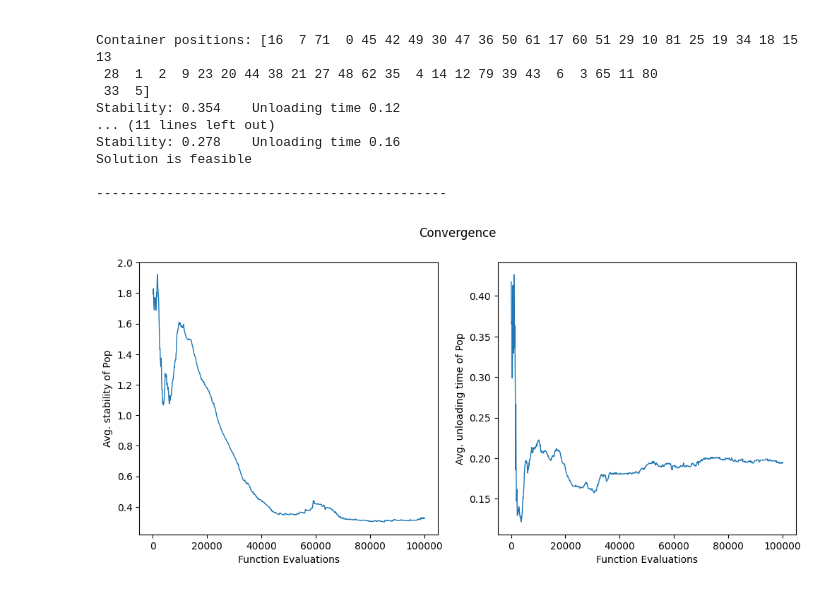
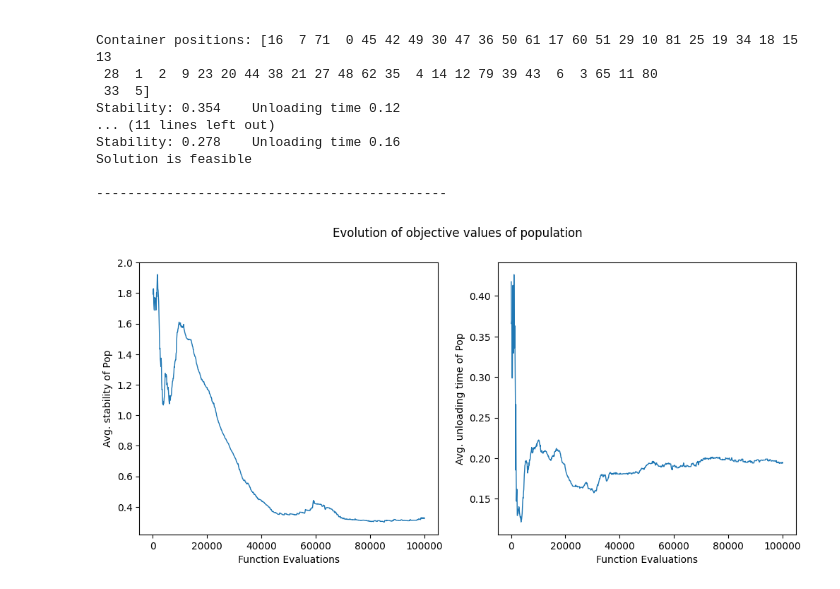
Before and after one commit to boomerr1/container-optimization, a Jupyter notebook: CargoOptimizationPymoo.ipynb, the cells around one changed output. Saved outputs shown, nothing was run; the diff lists cells and outputs as text; code cells hidden in the pictures.

```diff
--- a/CargoOptimizationPymoo.ipynb
+++ b/CargoOptimizationPymoo.ipynb
@@ -408,33 +408,33 @@ Solution is feasible
 # %%
 n_evals = []
 
 hist_stability_avg = []
 hist_unloading_avg = []
 
 approx_ideal = F.min(axis=0)
 approx_nadir = F.max(axis=0)
 
 
 for algo in hist:
 
     # store the number of function evaluations
     n_evals.append(algo.evaluator.n_eval)
 
     # retrieve the optimum from the algorithm
     opt = algo.opt
 
     hist_stability_avg.append(algo.pop.get("F")[:,0].mean())
     hist_unloading_avg.append(algo.pop.get("F")[:,1].mean())
 
 fig, ax = plt.subplots(nrows=1, ncols=2, figsize=(12,5))
 
 ax[0].plot(n_evals, hist_stability_avg, lw=1, label="Avg. stability of Pop")
 ax[0].set_ylabel('Avg. stability of Pop')
 ax[0].set_xlabel('Function Evaluations')
-ax[1].plot(n_evals, hist_unloading_avg,  lw=1, label="Avg. unloading time of Pop")
+ax[1].plot(n_evals, hist_unloading_avg,  lw=1, label="Avg. unloading time of pop")
 ax[1].set_ylabel('Avg. unloading time of Pop')
 ax[1].set_xlabel('Function Evaluations')
-fig.suptitle("Convergence")
+fig.suptitle("Evolution of objective values of population")
 plt.show()
 # %% [output]
-[figure, old version]
+[figure, new version]
```
